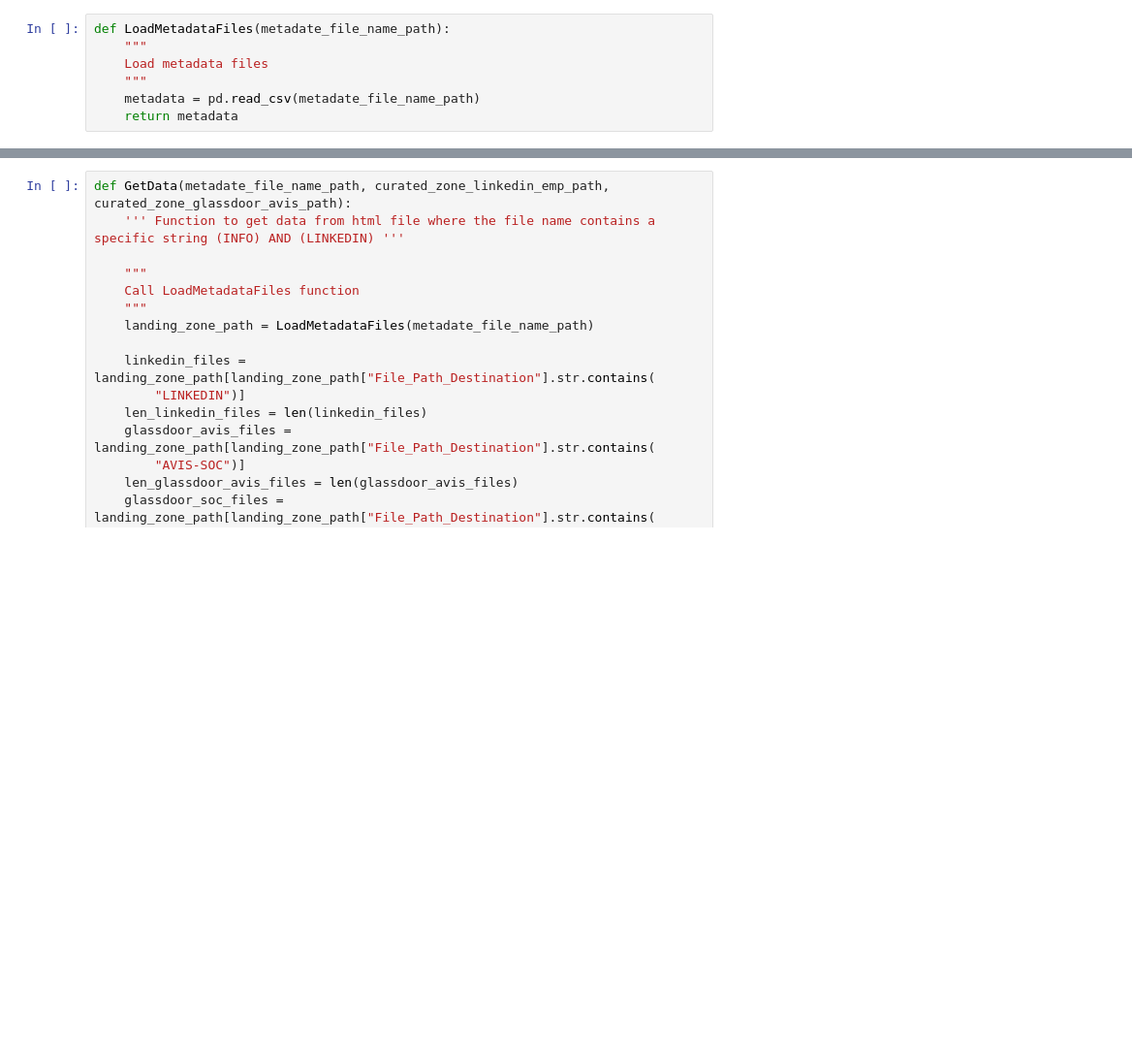
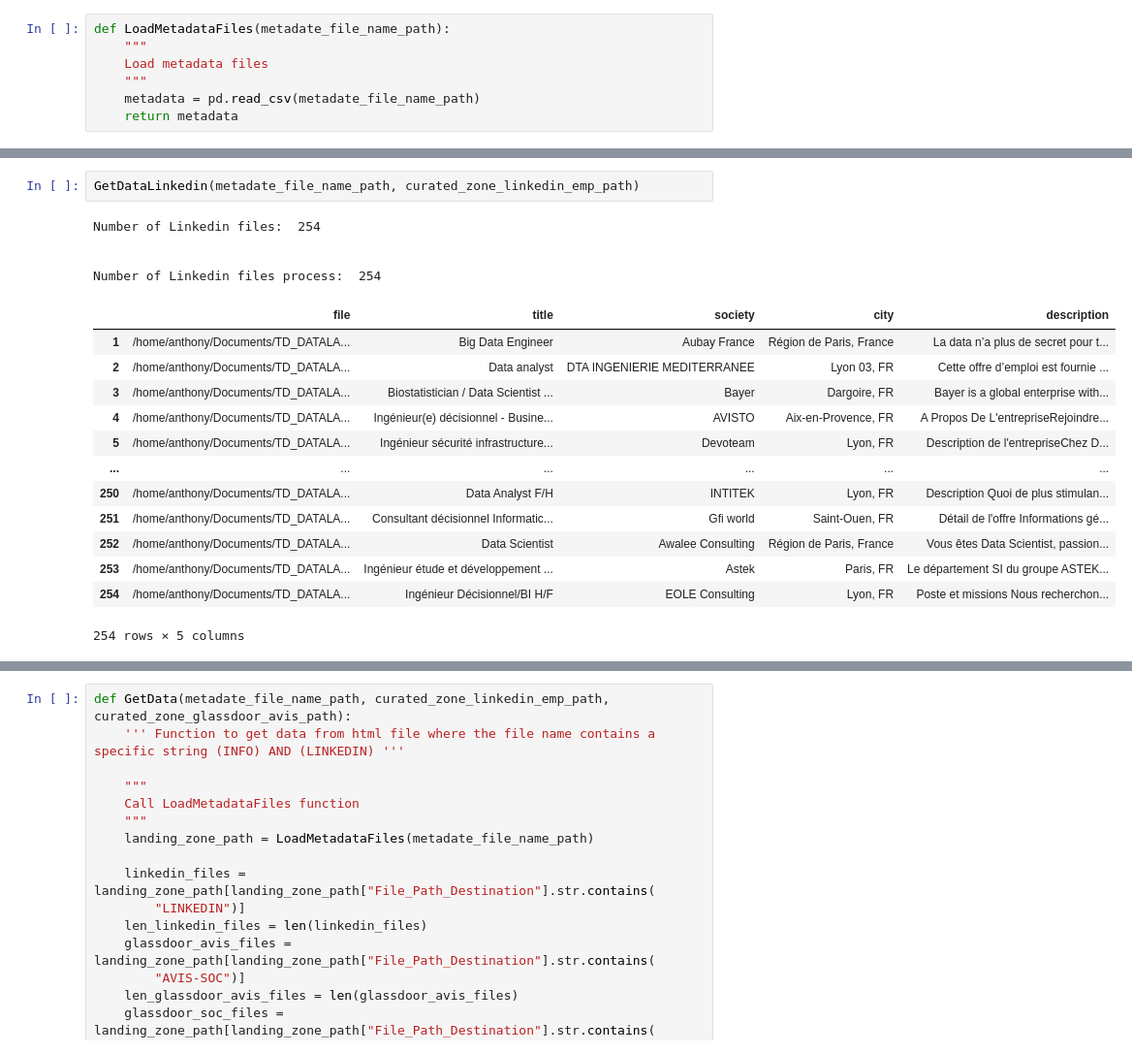
Before and after one commit to anthony-marais/TD_DATALAKE, a Jupyter notebook: DVLP/CODING/parse_info_html_file.ipynb, the cells around one changed output, grey strips where cells are left out. Shown at 97% size. Cells and saved outputs as stored; diff of their text form; blank space fills up the shorter version.

```diff
--- a/DVLP/CODING/parse_info_html_file.ipynb
+++ b/DVLP/CODING/parse_info_html_file.ipynb
@@ -86,0 +166,20 @@ a
+# %%
+GetDataLinkedin(metadate_file_name_path, curated_zone_linkedin_emp_path)
+# %% [output]
+Number of Linkedin files:  254
+
+
+Number of Linkedin files process:  254
+|  | file | title | society | city | description |
+| 1 | /home/anthony/Documents/TD_DATALA... | Big Data Engineer | Aubay France | Région de Paris, France | La data n’a plus de secret pour t... |
+| 2 | /home/anthony/Documents/TD_DATALA... | Data analyst | DTA INGENIERIE MEDITERRANEE | Lyon 03, FR | Cette offre d’emploi est fournie ... |
+| 3 | /home/anthony/Documents/TD_DATALA... | Biostatistician / Data Scientist ... | Bayer | Dargoire, FR | Bayer is a global enterprise with... |
+| 4 | /home/anthony/Documents/TD_DATALA... | Ingénieur(e) décisionnel - Busine... | AVISTO | Aix-en-Provence, FR | A Propos De L'entrepriseRejoindre... |
+| 5 | /home/anthony/Documents/TD_DATALA... | Ingénieur sécurité infrastructure... | Devoteam | Lyon, FR | Description de l'entrepriseChez D... |
+| ... | ... | ... | ... | ... | ... |
+| 250 | /home/anthony/Documents/TD_DATALA... | Data Analyst F/H | INTITEK | Lyon, FR | Description Quoi de plus stimulan... |
+| 251 | /home/anthony/Documents/TD_DATALA... | Consultant décisionnel Informatic... | Gfi world | Saint-Ouen, FR | Détail de l'offre Informations gé... |
+| 252 | /home/anthony/Documents/TD_DATALA... | Data Scientist | Awalee Consulting | Région de Paris, France | Vous êtes Data Scientist, passion... |
+| 253 | /home/anthony/Documents/TD_DATALA... | Ingénieur étude et développement ... | Astek | Paris, FR | Le département SI du groupe ASTEK... |
+| 254 | /home/anthony/Documents/TD_DATALA... | Ingénieur Décisionnel/BI H/F | EOLE Consulting | Lyon, FR | Poste et missions Nous recherchon... |
+254 rows × 5 columns
```
Also changed, not shown: parts of 13 cells of this notebook, 5 other files.
